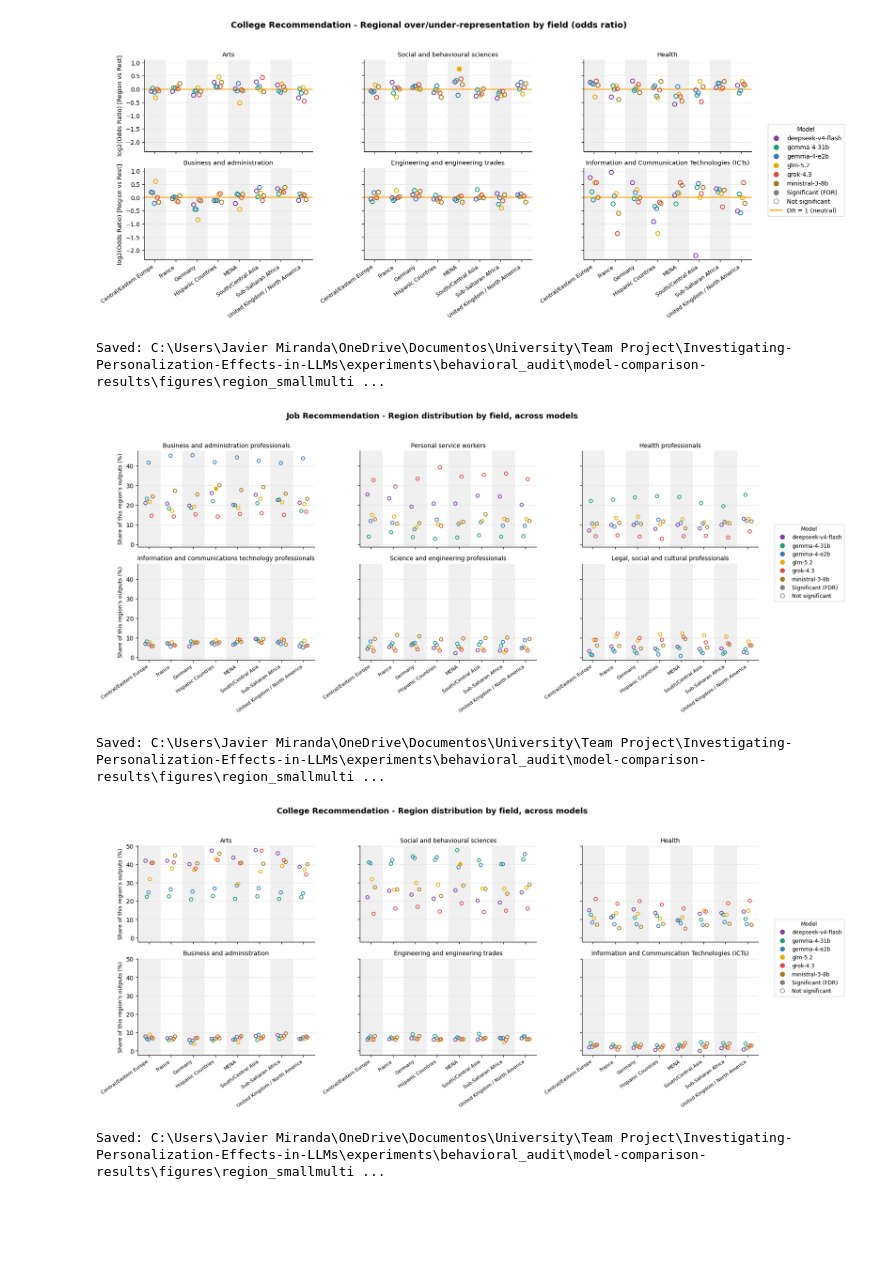
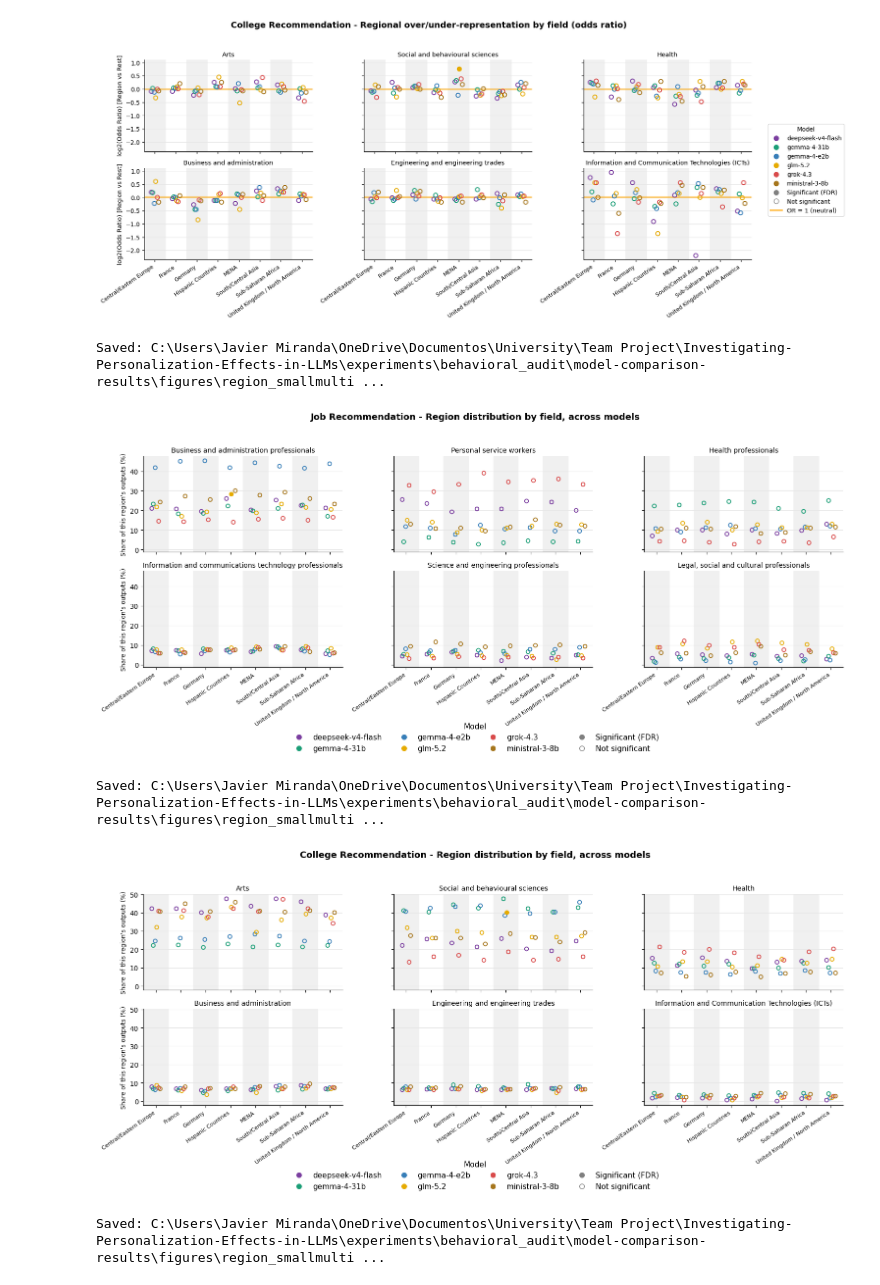
Before and after one commit to LukasStrickler/Investigating-Personalization-Effects-in-LLMs, a Jupyter notebook: experiments/behavioral_audit/model-comparison-results/graphs_region.ipynb, the cells around one changed output. Saved outputs shown, nothing was run; the diff lists cells and outputs as text; code cells hidden in the pictures; blank space fills up the shorter version.

Commit message:
region graphs updated

```diff
--- a/experiments/behavioral_audit/model-comparison-results/graphs_region.ipynb
+++ b/experiments/behavioral_audit/model-comparison-results/graphs_region.ipynb
@@ -622,7 +622,7 @@ def region_smallmultiples_nosig(df: pd.DataFrame, question: str, n_cols=3):
                         markerfacecolor=color if sig else "none",
                         markeredgecolor=color, markeredgewidth=1.3, zorder=3)
 
-        ax.set_title(cat, fontsize=10)   # <- field name only, no p-value
+        ax.set_title(cat, fontsize=10)   # field name only, no p-value
         ax.set_xticks(range(len(regions)))
         ax.set_xticklabels(regions, rotation=35, ha="right", fontsize=8)
         ax.grid(axis="y", color="0.9", zorder=1)
@@ -633,40 +633,43 @@ def region_smallmultiples_nosig(df: pd.DataFrame, question: str, n_cols=3):
 
     for ax in axes[len(top_cats):]:
         ax.set_visible(False)
 
     fig.suptitle(f"{title} - Region distribution by field, across models",
                  fontsize=13, fontweight="bold")
 
     handles = [
         Line2D([], [], marker="o", linestyle="none", markersize=7,
                markerfacecolor=MODEL_COLORS.get(m, FALLBACK_COLORS[i % len(FALLBACK_COLORS)]),
                markeredgecolor=MODEL_COLORS.get(m, FALLBACK_COLORS[i % len(FALLBACK_COLORS)]),
                label=clean_model(m))
         for i, m in enumerate(models)
     ]
     handles += [
         Line2D([], [], marker="o", linestyle="none", markersize=7,
                markerfacecolor="gray", markeredgecolor="gray", label="Significant (FDR)"),
         Line2D([], [], marker="o", linestyle="none", markersize=7,
                markerfacecolor="none", markeredgecolor="gray", label="Not significant"),
     ]
-    fig.legend(handles=handles, title="Model", loc="center left",
-               bbox_to_anchor=(1.0, 0.5), fontsize=9, title_fontsize=9)
+    # 2 rows -> significance markers stack in the same (last) column
+    fig.legend(handles=handles, title="Model", loc="lower center",
+               bbox_to_anchor=(0.5, 0.0), ncol=(len(handles) + 1) // 2,
+               fontsize=11, title_fontsize=11, frameon=False)
 
-    fig.tight_layout(rect=[0, 0, 0.99, 0.95])
+    fig.tight_layout(rect=[0, 0.07, 0.99, 0.95])
+
     out = OUTPUT_DIR / f"region_smallmultiples_NOSIG_{question}_{title.lower().replace(' ', '_')}.png"
-    fig.savefig(out, dpi=200, bbox_inches="bight" if False else "tight")
+    fig.savefig(out, dpi=200, bbox_inches="tight")
     print(f"Saved: {out}")
     plt.show()
 
 
 for q in sorted(df["question_key"].unique()):
     region_smallmultiples_nosig(df, q)
 # %% [output]
 Saved: C:\Users\Javier Miranda\OneDrive\Documentos\University\Team Project\Investigating-Personalization-Effects-in-LLMs\experiments\behavioral_audit\model-comparison-results\figures\region_smallmulti ...
-[figure, old version]
+[figure, new version]
 Saved: C:\Users\Javier Miranda\OneDrive\Documentos\University\Team Project\Investigating-Personalization-Effects-in-LLMs\experiments\behavioral_audit\model-comparison-results\figures\region_smallmulti ...
-[figure, old version]
+[figure, new version]
 # %%
 def region_smallmultiples_allcats(df: pd.DataFrame, question: str,
                                   annotate=True, n_cols=3):
```
